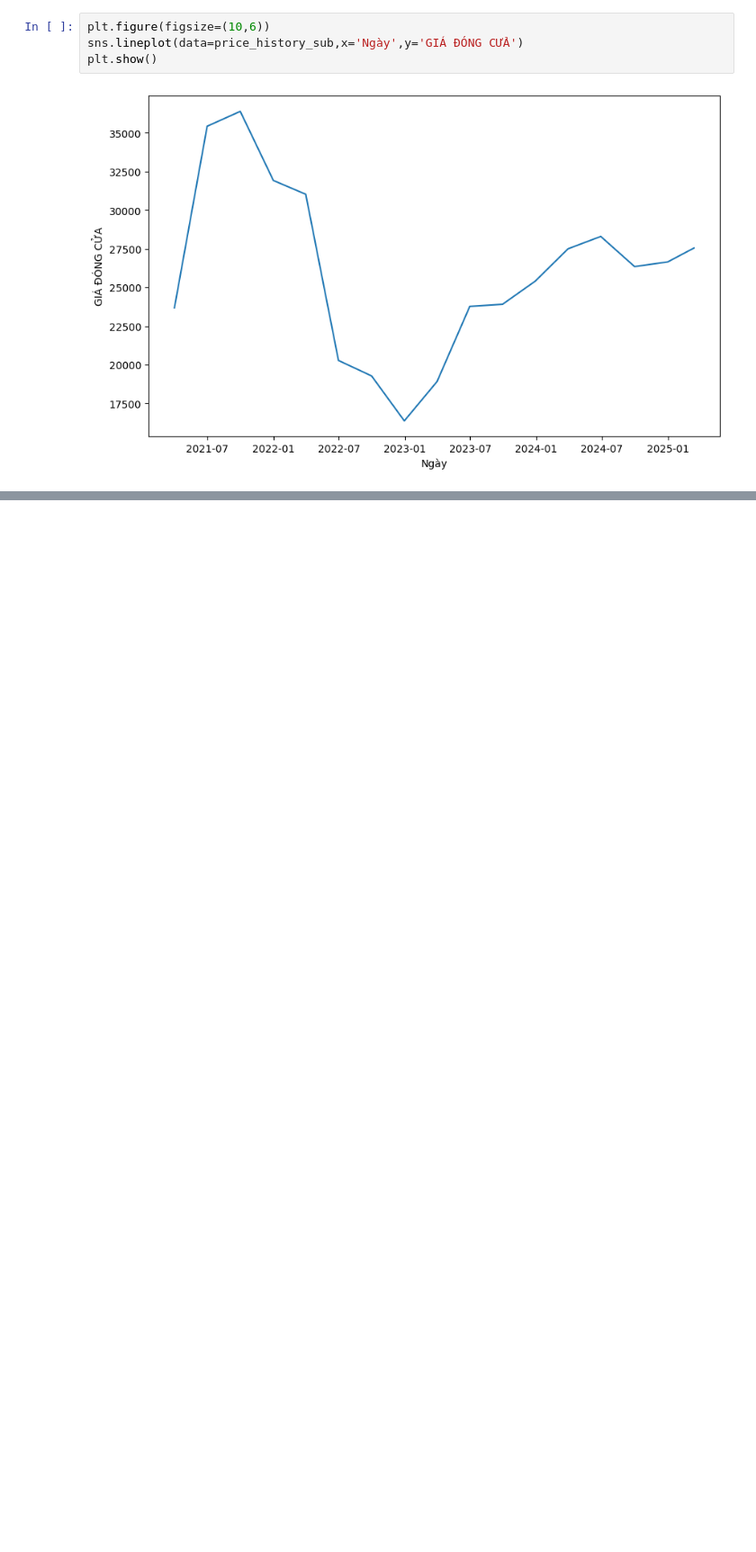
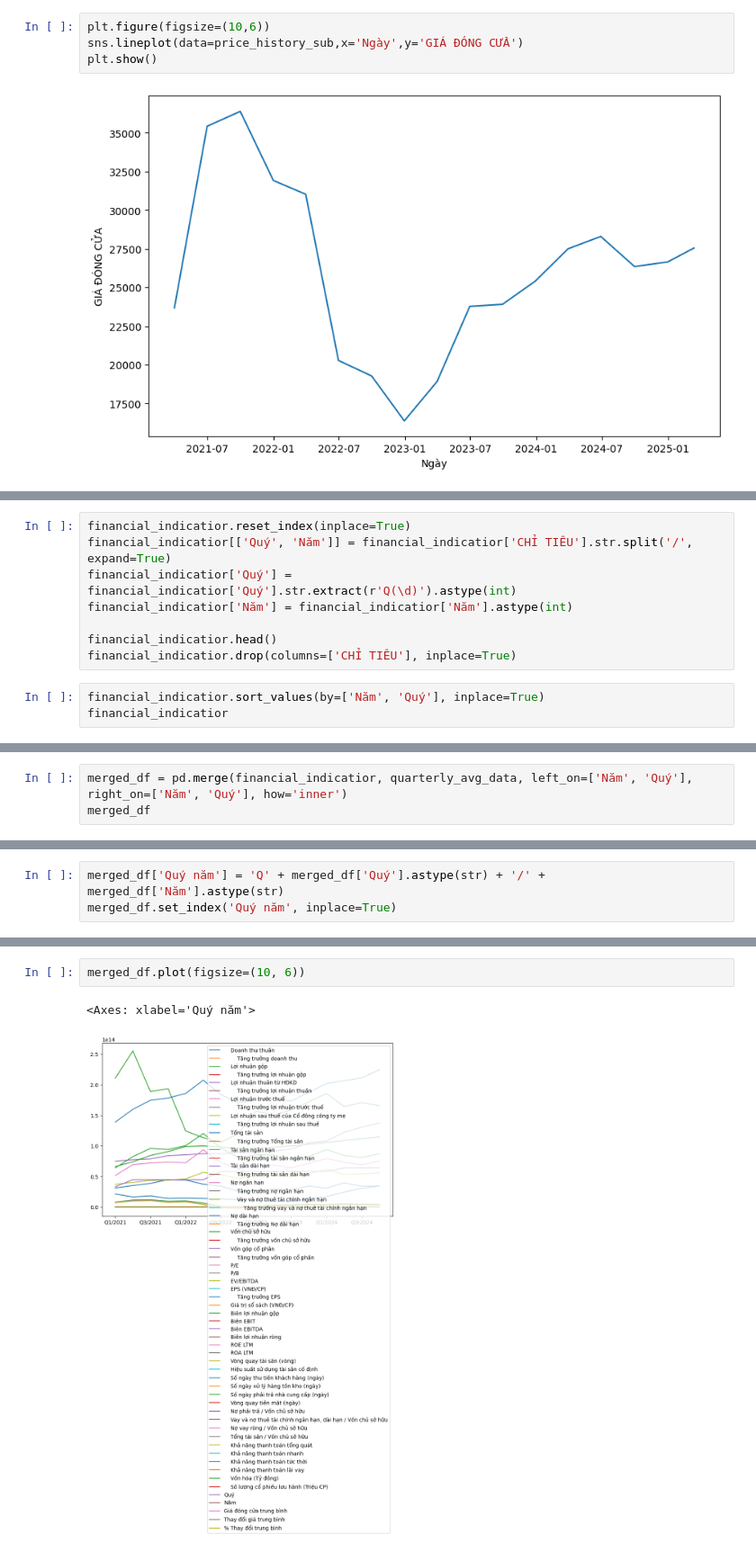
Before and after one commit to diepdangban/Datamining, a Jupyter notebook: Data_understanding.ipynb, the cells around one changed output, grey strips where cells are left out. Shown: that part at 90% size. Cells and saved outputs as stored; diff of their text form; blank space fills up the shorter version.

```diff
--- a/Data_understanding.ipynb
+++ b/Data_understanding.ipynb
@@ -297,0 +342,11 @@ plt.show()
+# %%
+financial_indicatior.reset_index(inplace=True)
+financial_indicatior[['Quý', 'Năm']] = financial_indicatior['CHỈ TIÊU'].str.split('/', expand=True)
+financial_indicatior['Quý'] = financial_indicatior['Quý'].str.extract(r'Q(\d)').astype(int)
+financial_indicatior['Năm'] = financial_indicatior['Năm'].astype(int)
+
+financial_indicatior.head()
+financial_indicatior.drop(columns=['CHỈ TIÊU'], inplace=True)
+# %%
+financial_indicatior.sort_values(by=['Năm', 'Quý'], inplace=True)
+financial_indicatior
@@ -297,0 +372,3 @@ plt.show()
+# %%
+merged_df = pd.merge(financial_indicatior, quarterly_avg_data, left_on=['Năm', 'Quý'], right_on=['Năm', 'Quý'], how='inner')
+merged_df
@@ -297,0 +394,3 @@ plt.show()
+# %%
+merged_df['Quý năm'] = 'Q' + merged_df['Quý'].astype(str) + '/' + merged_df['Năm'].astype(str)
+merged_df.set_index('Quý năm', inplace=True)
@@ -297,0 +419,5 @@ plt.show()
+# %%
+merged_df.plot(figsize=(10, 6))
+# %% [output]
+<Axes: xlabel='Quý năm'>
+[figure, added]
```
Also changed, not shown: parts of 22 cells of this notebook.
